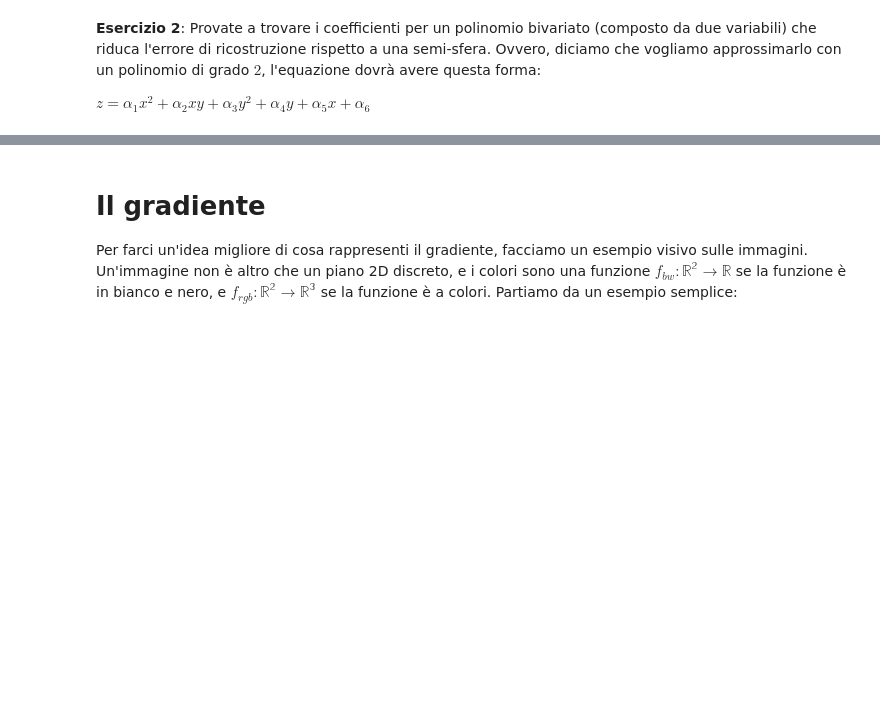
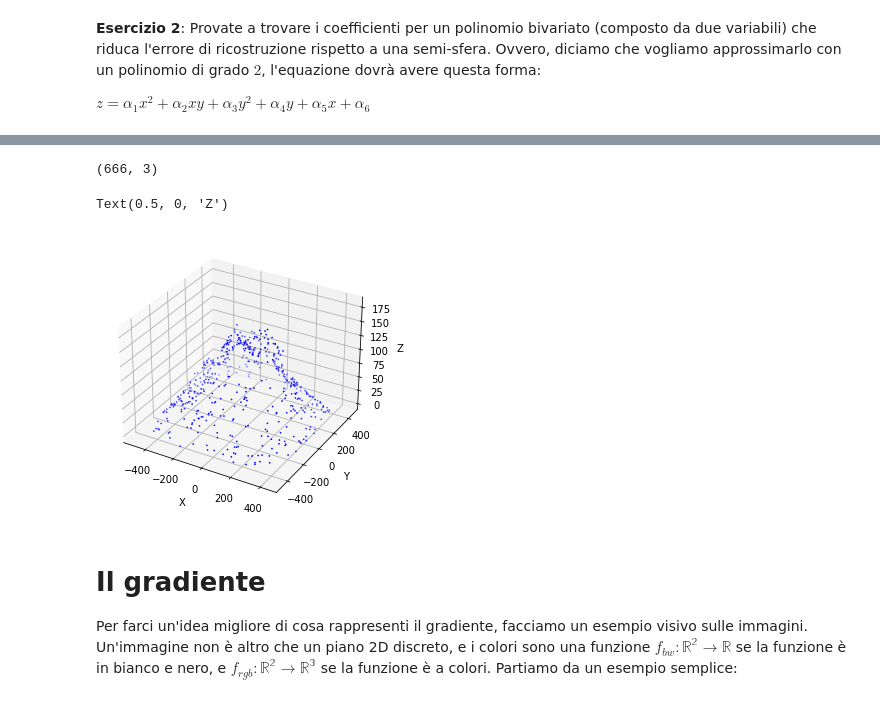
Before and after one commit to erodola/NumMeth-s2-2023, a Jupyter notebook: esercizi/ex2/ex2.ipynb, the cells around one changed output, grey strips where cells are left out. Saved outputs shown, nothing was run; the diff lists cells and outputs as text; code cells hidden in the pictures; blank space fills up the shorter version.

```diff
--- a/esercizi/ex2/ex2.ipynb
+++ b/esercizi/ex2/ex2.ipynb
@@ -241,27 +318,31 @@ con $n$ variabile che modifica la frequenza di oscillazione.
 # %%
 # Carichiamo la point cloud da un file
 pcd = o3d.io.read_point_cloud('Mountain.ply')
 
 # Prendiamo solo un sottoinsieme dei punti per rendere
 # il calcolo meno oneroso
 # print(np.array(pcd.points).shape)
 
 coords = np.array(pcd.points)[0::100,:]
-coords = coords
-# print(coords.shape)
+# coords = coords
+print(coords.shape)
 
 # Eliminiamo la "basetta" del modello 3D
 mask = coords[:,1] > 2
 x = coords[mask,0]; y = coords[mask,2]; z = coords[mask,1]
 
 # Visualizziamo il terreno
 fig = plt.figure(figsize=(5, 5))
 ax = plt.axes(projection='3d')
 ax.scatter3D(x,y,z, s=0.5, color='b')
 
 ax.set_xlabel('X')
 ax.set_ylabel('Y')
 ax.set_zlabel('Z')
+# %% [output]
+(666, 3)
+Text(0.5, 0, 'Z')
+[figure, added]
 # %%
 ### SCRIVI IL TUO CODICE DA QUI ###
 # Creiamo la matrice X (circa 5-6 righe di codice)
```
Also changed, not shown: parts of 22 cells of this notebook.
